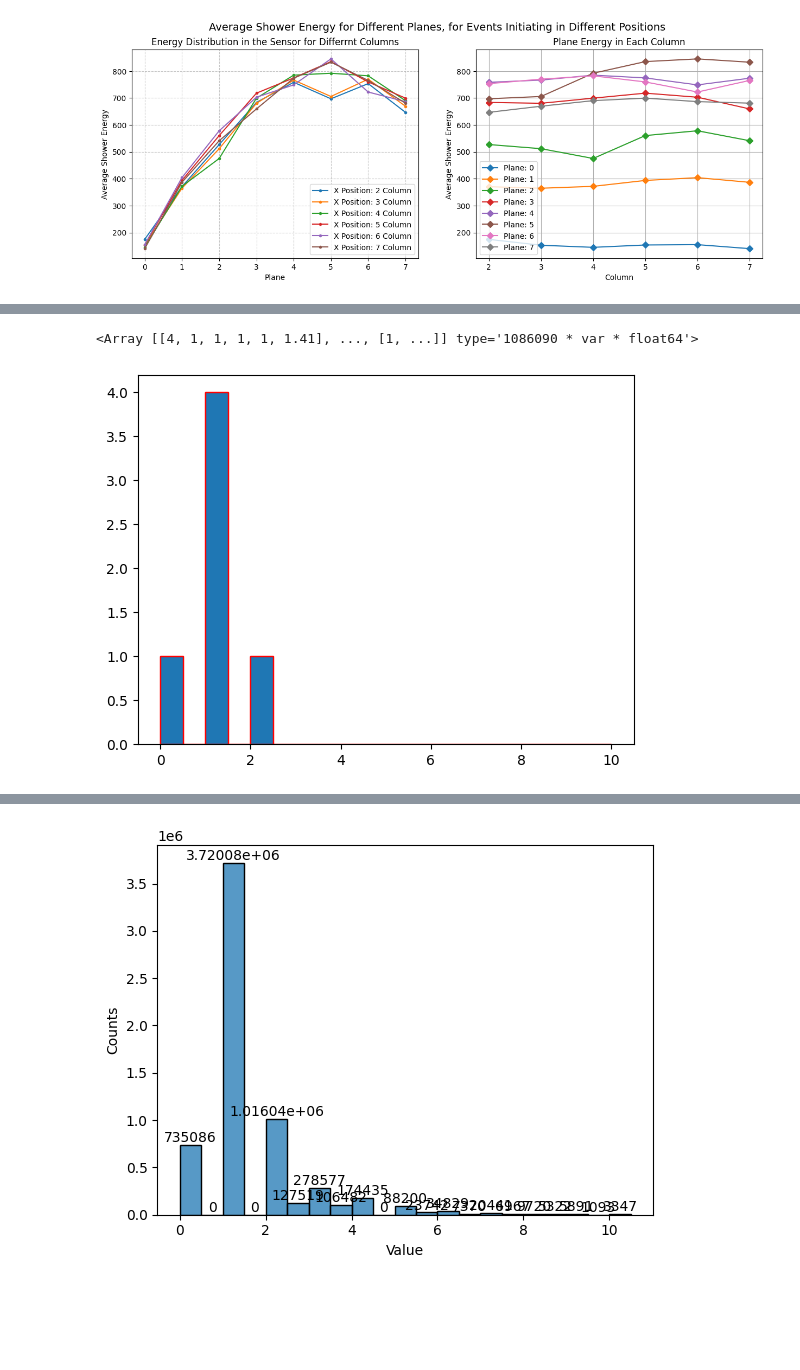
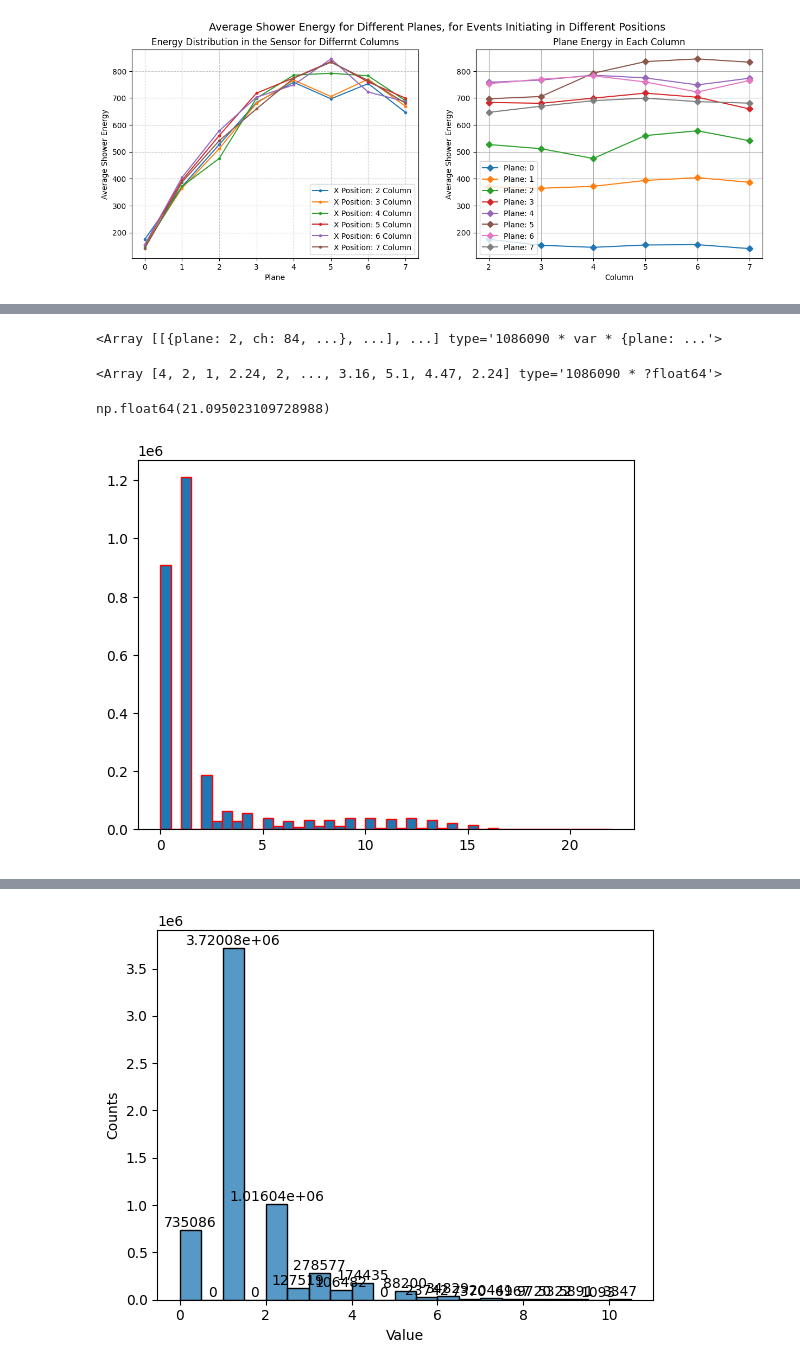
Before and after one commit to Ben-David-Ben/F-Cal-TB-Project, a Jupyter notebook: TB2025_Gap.ipynb, the cells around one changed output, grey strips where cells are left out. Drawn from its saved outputs; the diff is of its cells as text; code cells hidden in the pictures; blank space fills up the shorter version.

```diff
--- a/TB2025_Gap.ipynb
+++ b/TB2025_Gap.ipynb
@@ -153,15 +249,27 @@ plane = a[a.plane == p]
 # %%
-plane.Distance
+plane
 # %% [output]
-<Array [[4, 1, 1, 1, 1, 1.41], ..., [1, ...]] type='1086090 * var * float64'>
+<Array [[{plane: 2, ch: 84, ...}, ...], ...] type='1086090 * var * {plane: ...'>
+# %%
+Max_Dist = ak.max(plane.Distance, axis=1)
+Max_Dist
+# %% [output]
+<Array [4, 2, 1, 2.24, 2, ..., 3.16, 5.1, 4.47, 2.24] type='1086090 * ?float64'>
+# %%
+max = ak.max(plane.Distance)
+max
+# np.ceil(max)
+# %% [output]
+np.float64(21.095023109728988)
 # %%
-p = 5
+p = 1
 plane = a[a.plane == 7 - p]
-min,max = 0,10
-bin_size = (-min + max) / 20
+min = 0
+max = np.ceil(ak.max(plane.Distance))
+bin_size = 0.5
 bins = np.arange(min, max + bin_size, bin_size)
 # plt.hist(ak.flatten(plane.Distance), bins = bins, edgecolor = "red")
-plt.hist(plane.Distance[3], bins = bins, edgecolor = "red")
+plt.hist(ak.flatten(plane.Distance), bins = bins, edgecolor = "red")
 plt.show()
 # %% [output]
-[figure, old version]
+[figure, new version]
```
Also changed, not shown: parts of 11 cells of this notebook, 4 other files.
